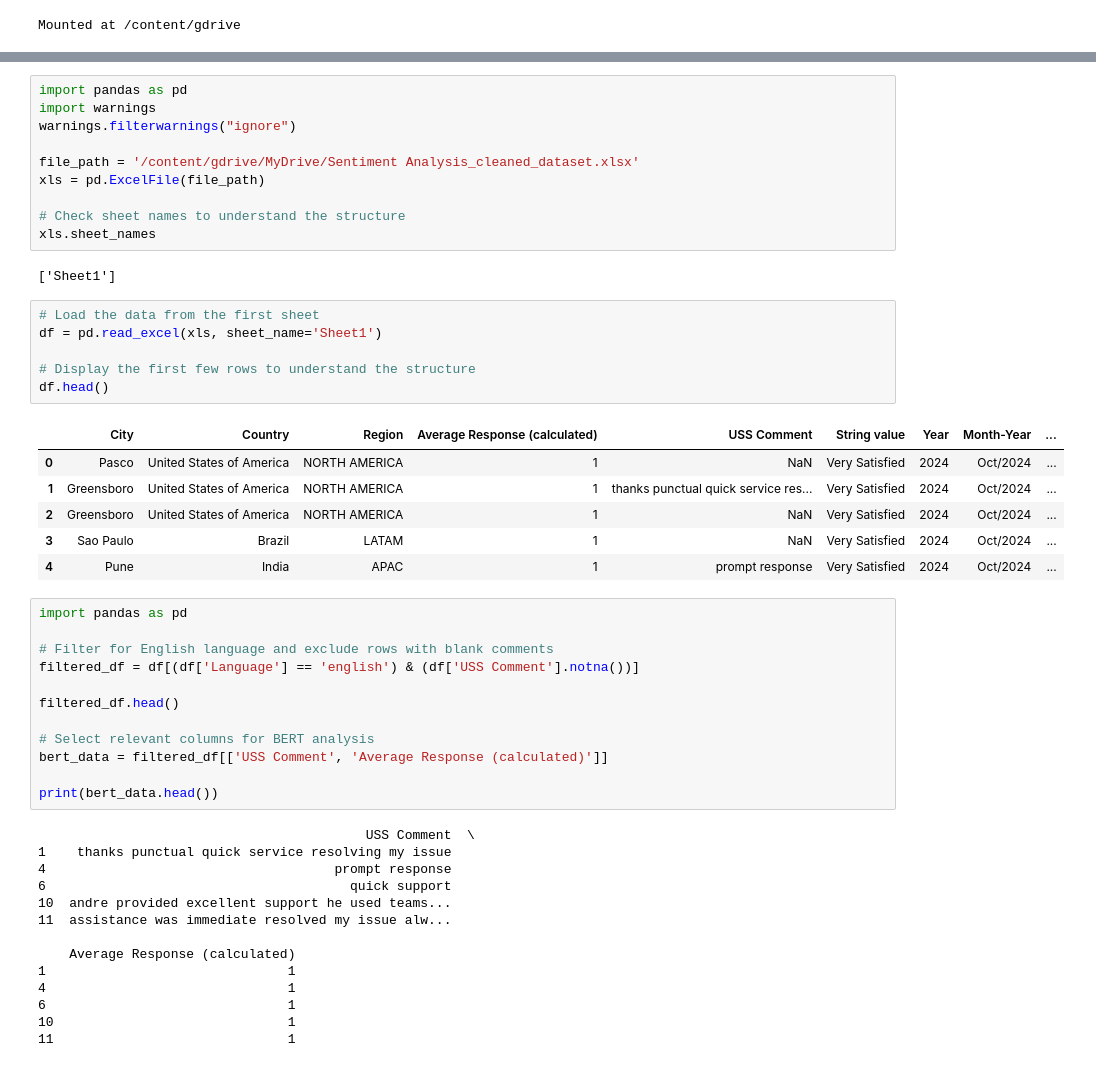
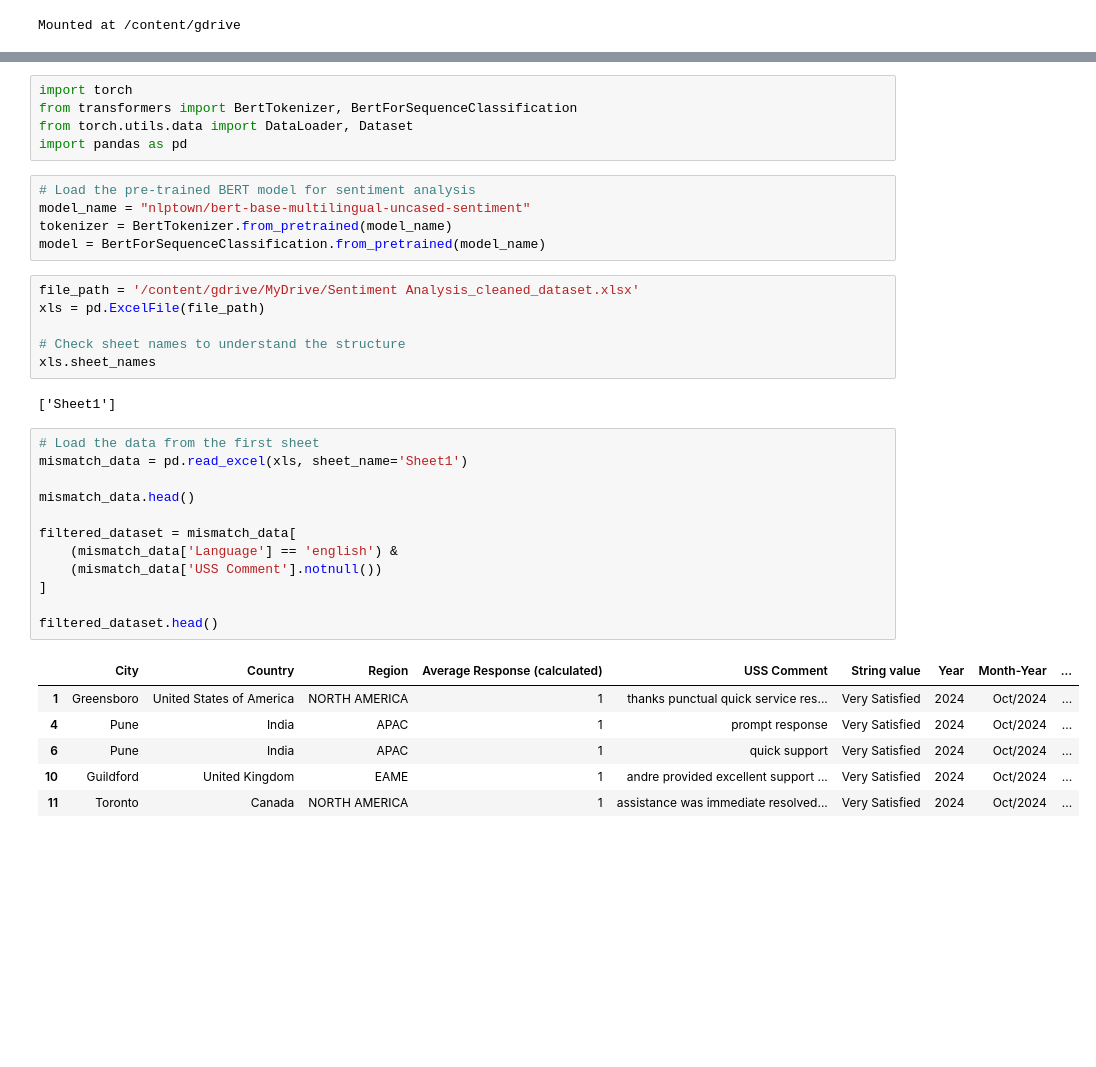
Before and after one commit to AzlinRusnan/Optimizing_CSAT_Through_Sentiment-Analysis_and_Predictive-Modeling, a Jupyter notebook: Optimizing_CSAT_Through_Sentiment_Analysis_&_Predictive_ML_Techniques.ipynb, the cells around one changed output, grey strips where cells are left out. Saved outputs shown, nothing was run; the diff lists cells and outputs as text; blank space fills up the shorter version.

```diff
--- a/Optimizing_CSAT_Through_Sentiment_Analysis_&_Predictive_ML_Techniques.ipynb
+++ b/Optimizing_CSAT_Through_Sentiment_Analysis_&_Predictive_ML_Techniques.ipynb
@@ -176,8 +210,14 @@ Mounted at /content/gdrive
+# %%
+import torch
+from transformers import BertTokenizer, BertForSequenceClassification
+from torch.utils.data import DataLoader, Dataset
+import pandas as pd
+# %%
+# Load the pre-trained BERT model for sentiment analysis
+model_name = "nlptown/bert-base-multilingual-uncased-sentiment"
+tokenizer = BertTokenizer.from_pretrained(model_name)
+model = BertForSequenceClassification.from_pretrained(model_name)
 # %%
-import pandas as pd
-import warnings
-warnings.filterwarnings("ignore")
-
 file_path = '/content/gdrive/MyDrive/Sentiment Analysis_cleaned_dataset.xlsx'
 xls = pd.ExcelFile(file_path)
 
@@ -187,40 +227,20 @@ xls.sheet_names
 ['Sheet1']
 # %%
 # Load the data from the first sheet
-df = pd.read_excel(xls, sheet_name='Sheet1')
+mismatch_data = pd.read_excel(xls, sheet_name='Sheet1')
 
-# Display the first few rows to understand the structure
-df.head()
+mismatch_data.head()
+
+filtered_dataset = mismatch_data[
+    (mismatch_data['Language'] == 'english') &
+    (mismatch_data['USS Comment'].notnull())
+]
+
+filtered_dataset.head()
 # %% [output]
 |  | City | Country | Region | Average Response (calculated) | USS Comment | String value | Year | Month-Year | ... |
-| 0 | Pasco | United States of America | NORTH AMERICA | 1 | NaN | Very Satisfied | 2024 | Oct/2024 | ... |
 | 1 | Greensboro | United States of America | NORTH AMERICA | 1 | thanks punctual quick service res... | Very Satisfied | 2024 | Oct/2024 | ... |
-| 2 | Greensboro | United States of America | NORTH AMERICA | 1 | NaN | Very Satisfied | 2024 | Oct/2024 | ... |
-| 3 | Sao Paulo | Brazil | LATAM | 1 | NaN | Very Satisfied | 2024 | Oct/2024 | ... |
 | 4 | Pune | India | APAC | 1 | prompt response | Very Satisfied | 2024 | Oct/2024 | ... |
+| 6 | Pune | India | APAC | 1 | quick support | Very Satisfied | 2024 | Oct/2024 | ... |
+| 10 | Guildford | United Kingdom | EAME | 1 | andre provided excellent support ... | Very Satisfied | 2024 | Oct/2024 | ... |
+| 11 | Toronto | Canada | NORTH AMERICA | 1 | assistance was immediate resolved... | Very Satisfied | 2024 | Oct/2024 | ... |
-# %%
-import pandas as pd
-
-# Filter for English language and exclude rows with blank comments
-filtered_df = df[(df['Language'] == 'english') & (df['USS Comment'].notna())]
-
-filtered_df.head()
-
-# Select relevant columns for BERT analysis
-bert_data = filtered_df[['USS Comment', 'Average Response (calculated)']]
-
-print(bert_data.head())
-# %% [output]
-                                          USS Comment  \
-1    thanks punctual quick service resolving my issue
-4                                     prompt response
-6                                       quick support
-10  andre provided excellent support he used teams...
-11  assistance was immediate resolved my issue alw...
-
-    Average Response (calculated)
-1                               1
-4                               1
-6                               1
-10                              1
-11                              1
```
Also changed, not shown: parts of 12 cells of this notebook.
